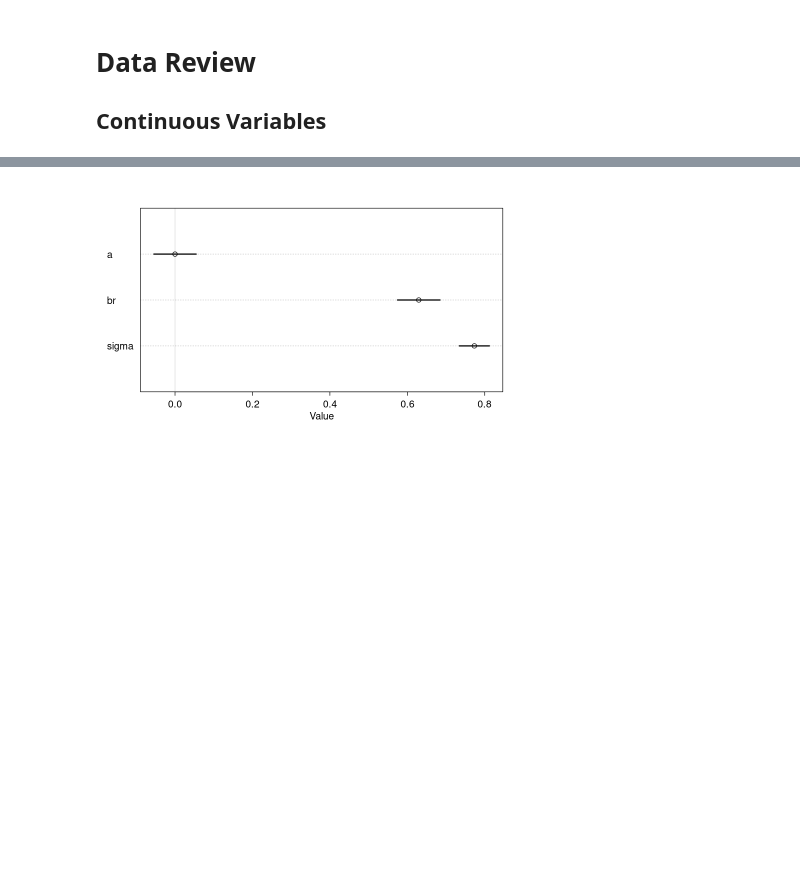
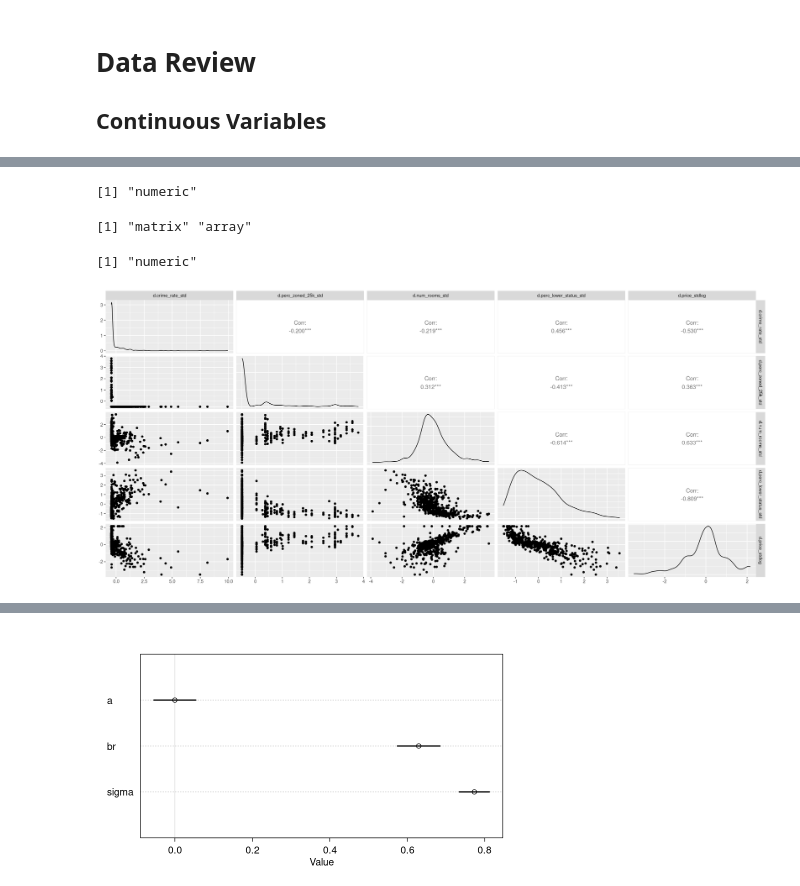
Before and after one commit to jointprob/jointprob-dm, a Jupyter notebook: r-notebooks/explore/Linear-Regression - 01.ipynb, the cells around one changed output, grey strips where cells are left out. Saved outputs shown, nothing was run; the diff lists cells and outputs as text; code cells hidden in the pictures; blank space fills up the shorter version.

```diff
--- a/r-notebooks/explore/Linear-Regression - 01.ipynb
+++ b/r-notebooks/explore/Linear-Regression - 01.ipynb
@@ -56,9 +57,9 @@ d <- d %>%
     perc_lower_status = lstat,
     median_price = cmedv
     )
-d <- data.frame(d)
-str(d)
-head(d)
+d_orig <- data.frame(d)
+str(d_orig)
+head(d_orig)
 # %% [output]
 'data.frame':   506 obs. of  7 variables:
  $ crime_rate       : num  0.00632 0.02731 0.02729 0.03237 0.06905 ...
@@ -206,0 +136,16 @@ for ( i in 1:50) lines(c(-2,2), mu[i,], col=col.alpha("black", 0.4))
+# %%
+class (d$crime_rate) # - original
+class(d$crime_rate_std) # - scaling creates a matrix
+class(d$crime_rate_std[,1]) # - scaled values can be got here - seems a bit awkward - also seems like R starts counting columns from 1 not 0
+# d$crime_rate_std[,1] # - gets the scaled values
+# %% [output]
+[1] "numeric"
+[1] "matrix" "array"
+[1] "numeric"
+# %%
+options(repr.plot.width=18, repr.plot.height=8)
+# ggpairs(d, columns=c("crime_rate_std", "perc_zoned_25k_std", "num_rooms_std", "perc_lower_status_std", "price_logstd"))
+# ggpairs(data.frame(d), columns=c("crime_rate_std", "perc_zoned_25k_std")) # ", "num_rooms_std", "perc_lower_status_std", "price_logstd"))
+ggpairs(data.frame(d$crime_rate_std, d$perc_zoned_25k_std, d$num_rooms_std, d$perc_lower_status_std, d$price_stdlog))
+# %% [output]
+[figure, added]
```
Also changed, not shown: parts of 53 cells of this notebook.
